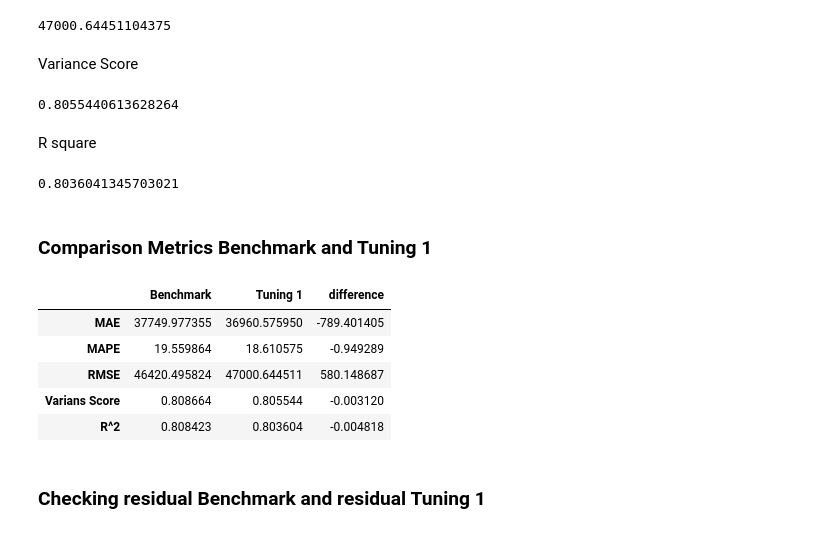
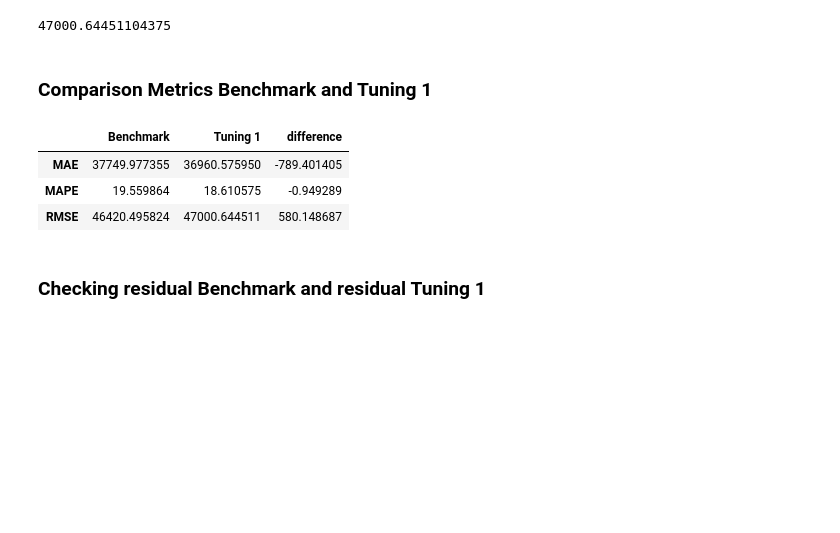
Before and after one commit to AntsLemm/Project-3-Machine-Learning----PWDK, a Jupyter notebook: Capstone 3- Antonius Lemmy Wahyudi.ipynb, the cells around one changed output. Cells and saved outputs as stored; diff of their text form; code cells hidden in the pictures; blank space fills up the shorter version.

```diff
--- a/Capstone 3- Antonius Lemmy Wahyudi.ipynb
+++ b/Capstone 3- Antonius Lemmy Wahyudi.ipynb
@@ -1007,42 +1027,24 @@ rmse_tune = (mean_squared_error(y_test,y_pred_tune))**0.5
 rmse_tune
 # %% [output]
 47000.64451104375
-# %% [markdown]
-Variance Score
-# %%
-var_tune = explained_variance_score(y_test,y_pred_tune)
-var_tune
-# %% [output]
-0.8055440613628264
-# %% [markdown]
-R square
-# %%
-rsq_tune = r2_score(y_test,y_pred_tune)
-rsq_tune
-# %% [output]
-0.8036041345703021
 # %% [markdown]
 ### Comparison Metrics Benchmark and Tuning 1
 # %%
 
 df_metrics = pd.DataFrame(
     {'MAE':[mae_bench,mae_tune],
      'MAPE':[mape_bench*100,mape_tune*100],
-     'RMSE':[rmse_bench,rmse_tune],
-     'Varians Score':[var_bench,var_tune],
-     'R^2':[rsq_bench,rsq_tune],
+     'RMSE':[rmse_bench,rmse_tune]
      },
     index=['Benchmark','Tuning 1']
 ).T
 df_metrics['difference'] = df_metrics['Tuning 1']-df_metrics['Benchmark']
 df_metrics
 # %% [output]
 |  | Benchmark | Tuning 1 | difference |
 | MAE | 37749.977355 | 36960.575950 | -789.401405 |
 | MAPE | 19.559864 | 18.610575 | -0.949289 |
 | RMSE | 46420.495824 | 47000.644511 | 580.148687 |
-| Varians Score | 0.808664 | 0.805544 | -0.003120 |
-| R^2 | 0.808423 | 0.803604 | -0.004818 |
 # %% [markdown]
 ### Checking residual Benchmark and residual Tuning 1
 # %%
```
Also changed, not shown: parts of 31 cells of this notebook.
